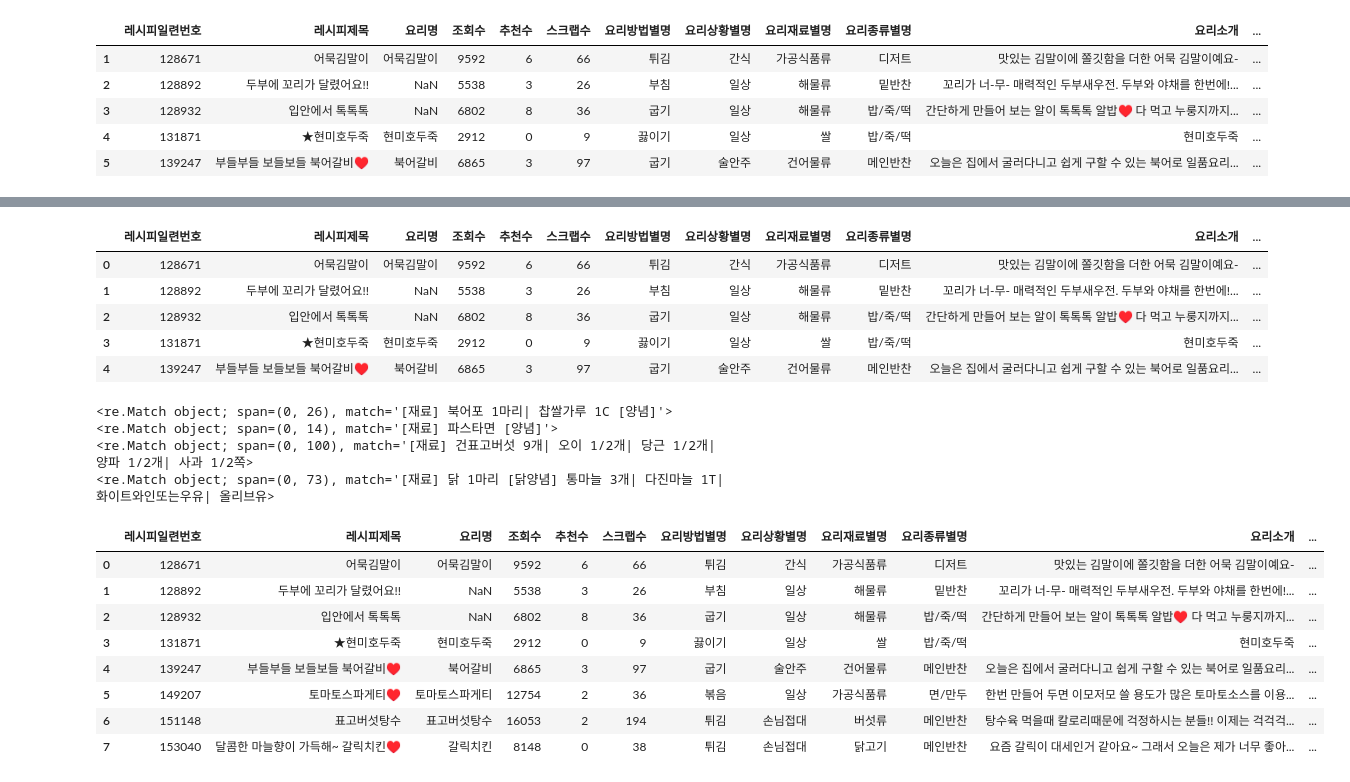
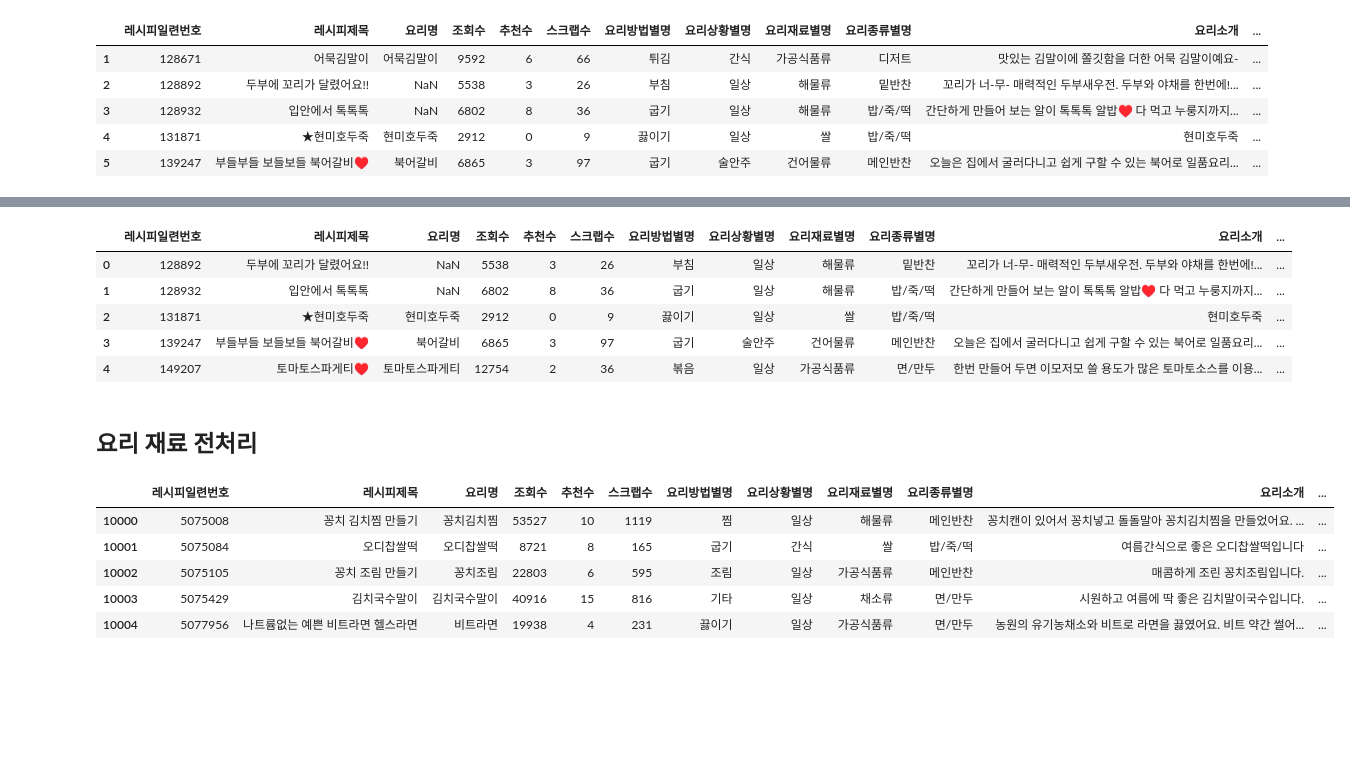
Before and after one commit to dajeong25/KDT_team4_FinalPJT, a Jupyter notebook: 01_웹크롤링/만개의레시피.ipynb, the cells around one changed output, grey strips where cells are left out. Cells and saved outputs as stored; diff of their text form; code cells hidden in the pictures; blank space fills up the shorter version.

```diff
--- a/01_웹크롤링/만개의레시피.ipynb
+++ b/01_웹크롤링/만개의레시피.ipynb
@@ -107,0 +105,12 @@ ckg_drop
+# %%
+#디저트, 차/음료/술 , 양념/소스/잼, 과자, 빵 카테고리 제외
+drop_list = ckg_drop.loc[(ckg_drop['요리종류별명']=='디저트')
+                        | (ckg_drop['요리종류별명']=='양념/소스/잼')
+                        | (ckg_drop['요리종류별명']=='빵')
+                        | (ckg_drop['요리종류별명']=='과자')
+                        | (ckg_drop['요리종류별명']=='차/음료/술')
+                        | (ckg_drop['요리종류별명']=='샐러드')
+                        | (ckg_drop['요리종류별명']=='스프')].index
+ckg_drop.drop(drop_list, inplace=True)
+ckg_drop.reset_index(drop=True, inplace=True)
+ckg_drop.info()
@@ -109,46 +139,54 @@ ckg_drop
 ckg_drop.head()
 # %% [output]
 |  | 레시피일련번호 | 레시피제목 | 요리명 | 조회수 | 추천수 | 스크랩수 | 요리방법별명 | 요리상황별명 | 요리재료별명 | 요리종류별명 | 요리소개 | ... |
-| 0 | 128671 | 어묵김말이 | 어묵김말이 | 9592 | 6 | 66 | 튀김 | 간식 | 가공식품류 | 디저트 | 맛있는 김말이에 쫄깃함을 더한 어묵 김말이예요- | ... |
-| 1 | 128892 | 두부에 꼬리가 달렸어요!! | NaN | 5538 | 3 | 26 | 부침 | 일상 | 해물류 | 밑반찬 | 꼬리가 너-무- 매력적인 두부새우전. 두부와 야채를 한번에!... | ... |
-| 2 | 128932 | 입안에서 톡톡톡 | NaN | 6802 | 8 | 36 | 굽기 | 일상 | 해물류 | 밥/죽/떡 | 간단하게 만들어 보는 알이 톡톡톡 알밥♥ 다 먹고 누룽지까지... | ... |
-| 3 | 131871 | ★현미호두죽 | 현미호두죽 | 2912 | 0 | 9 | 끓이기 | 일상 | 쌀 | 밥/죽/떡 | 현미호두죽 | ... |
-| 4 | 139247 | 부들부들 보들보들 북어갈비♥ | 북어갈비 | 6865 | 3 | 97 | 굽기 | 술안주 | 건어물류 | 메인반찬 | 오늘은 집에서 굴러다니고 쉽게 구할 수 있는 북어로 일품요리... | ... |
+| 0 | 128892 | 두부에 꼬리가 달렸어요!! | NaN | 5538 | 3 | 26 | 부침 | 일상 | 해물류 | 밑반찬 | 꼬리가 너-무- 매력적인 두부새우전. 두부와 야채를 한번에!... | ... |
+| 1 | 128932 | 입안에서 톡톡톡 | NaN | 6802 | 8 | 36 | 굽기 | 일상 | 해물류 | 밥/죽/떡 | 간단하게 만들어 보는 알이 톡톡톡 알밥♥ 다 먹고 누룽지까지... | ... |
+| 2 | 131871 | ★현미호두죽 | 현미호두죽 | 2912 | 0 | 9 | 끓이기 | 일상 | 쌀 | 밥/죽/떡 | 현미호두죽 | ... |
+| 3 | 139247 | 부들부들 보들보들 북어갈비♥ | 북어갈비 | 6865 | 3 | 97 | 굽기 | 술안주 | 건어물류 | 메인반찬 | 오늘은 집에서 굴러다니고 쉽게 구할 수 있는 북어로 일품요리... | ... |
+| 4 | 149207 | 토마토스파게티♥ | 토마토스파게티 | 12754 | 2 | 36 | 볶음 | 일상 | 가공식품류 | 면/만두 | 한번 만들어 두면 이모저모 쓸 용도가 많은 토마토소스를 이용... | ... |
+# %% [markdown]
+## 요리 재료 전처리
 # %%
-#재료 전처리
+###재료 전처리
+
+#요리재료_전처리(new column)
 ckg_drop['요리재료_전처리'] = np.NaN
-#len(ckg_drop)
-for idx in range(4, 8):
+
+for idx in range(len(ckg_drop)):
     ingredient = ckg_drop.loc[idx, '요리재료내용']
-    regex = re.match('\[[^)]*\]', ingredient)
-    print(regex)
-    # ingredient = re.sub(r'\[재료\]|\[양념\]', ' ', str(ingredient)) #괄호안 문자, | 제거
-    # ingredient = re.sub(r'\[[^)]*\]|\([^)]*\)|\|', ' ', str(ingredient))
+    ingredient = re.sub(r'\[+재료+\]', ' ', str(ingredient))
+    ingredient = re.sub(r'\[+양념+\]', '|', str(ingredient))
+    ingredient = re.sub(r'\[[^)]*\]|\([^)]*\)|[^ㄱ-ㅣ가-힣 \|]', ' ', str(ingredient)) #한국어 제외 모두 제거
+
     ingredient = ingredient.strip()
-    ingredients = ingredient.split(' ')
+    ingredients = ingredient.split('|')
 
     ingre_lists = []
     for i in ingredients:
-        i_int = re.compile(r'[0-9]').search(i) #계량표기 제거
-        if (i_int == None) and i_int != '':
+        i = i.strip()
+        i = i.split(' ')
+
+        if len(i) == 1 : #계량 단위 없는 경우
             ingre_lists.append(i)
+        elif len(i) > 1:
+            i.pop(-1)    #가장 마지막의 계량 단위 제거
+            ingre_lists.append(i)
+        else :
+            pass
 
+    #차원축소
+    ingre_lists = [elements for array in ingre_lists for elements in array]
+
+    #요리재료_전처리(new column)에 추가
     ckg_drop.loc[idx, '요리재료_전처리'] = ' '.join(ingre_lists)
 
-ckg_drop.head(8)
+ckg_drop.iloc[10000:10005,:]
 # %% [output]
-<re.Match object; span=(0, 26), match='[재료] 북어포 1마리| 찹쌀가루 1C [양념]'>
-<re.Match object; span=(0, 14), match='[재료] 파스타면 [양념]'>
-<re.Match object; span=(0, 100), match='[재료] 건표고버섯 9개| 오이 1/2개| 당근 1/2개| 양파 1/2개| 사과 1/2쪽>
-<re.Match object; span=(0, 73), match='[재료] 닭 1마리 [닭양념] 통마늘 3개| 다진마늘 1T| 화이트와인또는우유| 올리브유>
 |  | 레시피일련번호 | 레시피제목 | 요리명 | 조회수 | 추천수 | 스크랩수 | 요리방법별명 | 요리상황별명 | 요리재료별명 | 요리종류별명 | 요리소개 | ... |
-| 0 | 128671 | 어묵김말이 | 어묵김말이 | 9592 | 6 | 66 | 튀김 | 간식 | 가공식품류 | 디저트 | 맛있는 김말이에 쫄깃함을 더한 어묵 김말이예요- | ... |
-| 1 | 128892 | 두부에 꼬리가 달렸어요!! | NaN | 5538 | 3 | 26 | 부침 | 일상 | 해물류 | 밑반찬 | 꼬리가 너-무- 매력적인 두부새우전. 두부와 야채를 한번에!... | ... |
-| 2 | 128932 | 입안에서 톡톡톡 | NaN | 6802 | 8 | 36 | 굽기 | 일상 | 해물류 | 밥/죽/떡 | 간단하게 만들어 보는 알이 톡톡톡 알밥♥ 다 먹고 누룽지까지... | ... |
-| 3 | 131871 | ★현미호두죽 | 현미호두죽 | 2912 | 0 | 9 | 끓이기 | 일상 | 쌀 | 밥/죽/떡 | 현미호두죽 | ... |
-| 4 | 139247 | 부들부들 보들보들 북어갈비♥ | 북어갈비 | 6865 | 3 | 97 | 굽기 | 술안주 | 건어물류 | 메인반찬 | 오늘은 집에서 굴러다니고 쉽게 구할 수 있는 북어로 일품요리... | ... |
-| 5 | 149207 | 토마토스파게티♥ | 토마토스파게티 | 12754 | 2 | 36 | 볶음 | 일상 | 가공식품류 | 면/만두 | 한번 만들어 두면 이모저모 쓸 용도가 많은 토마토소스를 이용... | ... |
-| 6 | 151148 | 표고버섯탕수 | 표고버섯탕수 | 16053 | 2 | 194 | 튀김 | 손님접대 | 버섯류 | 메인반찬 | 탕수육 먹을때 칼로리때문에 걱정하시는 분들!! 이제는 걱걱걱... | ... |
-| 7 | 153040 | 달콤한 마늘향이 가득해~ 갈릭치킨♥ | 갈릭치킨 | 8148 | 0 | 38 | 튀김 | 손님접대 | 닭고기 | 메인반찬 | 요즘 갈릭이 대세인거 같아요~ 그래서 오늘은 제가 너무 좋아... | ... |
+| 10000 | 5075008 | 꽁치 김치찜 만들기 | 꽁치김치찜 | 53527 | 10 | 1119 | 찜 | 일상 | 해물류 | 메인반찬 | 꽁치캔이 있어서 꽁치넣고 돌돌말아 꽁치김치찜을 만들었어요. ... | ... |
+| 10001 | 5075084 | 오디찹쌀떡 | 오디찹쌀떡 | 8721 | 8 | 165 | 굽기 | 간식 | 쌀 | 밥/죽/떡 | 여름간식으로 좋은 오디찹쌀떡입니다 | ... |
+| 10002 | 5075105 | 꽁치 조림 만들기 | 꽁치조림 | 22803 | 6 | 595 | 조림 | 일상 | 가공식품류 | 메인반찬 | 매콤하게 조린 꽁치조림입니다. | ... |
+| 10003 | 5075429 | 김치국수말이 | 김치국수말이 | 40916 | 15 | 816 | 기타 | 일상 | 채소류 | 면/만두 | 시원하고 여름에 딱 좋은 김치말이국수입니다. | ... |
+| 10004 | 5077956 | 나트륨없는 예쁜 비트라면 헬스라면 | 비트라면 | 19938 | 4 | 231 | 끓이기 | 일상 | 가공식품류 | 면/만두 | 농원의 유기농채소와 비트로 라면을 끓였어요. 비트 약간 썰어... | ... |
 # %%
 #재료 전체 사전을 만들기 위한 작업
```
Also changed, not shown: parts of 10 cells of this notebook, 2 other files.
